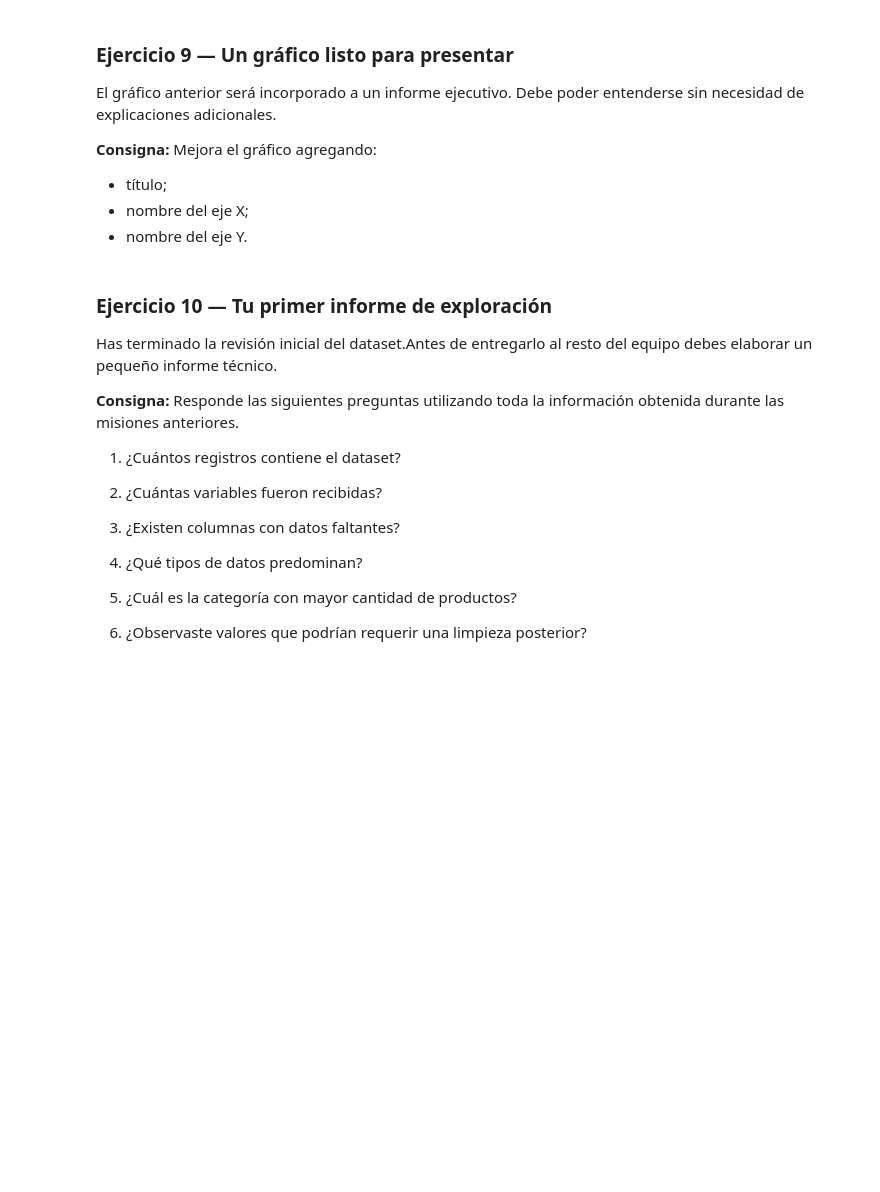
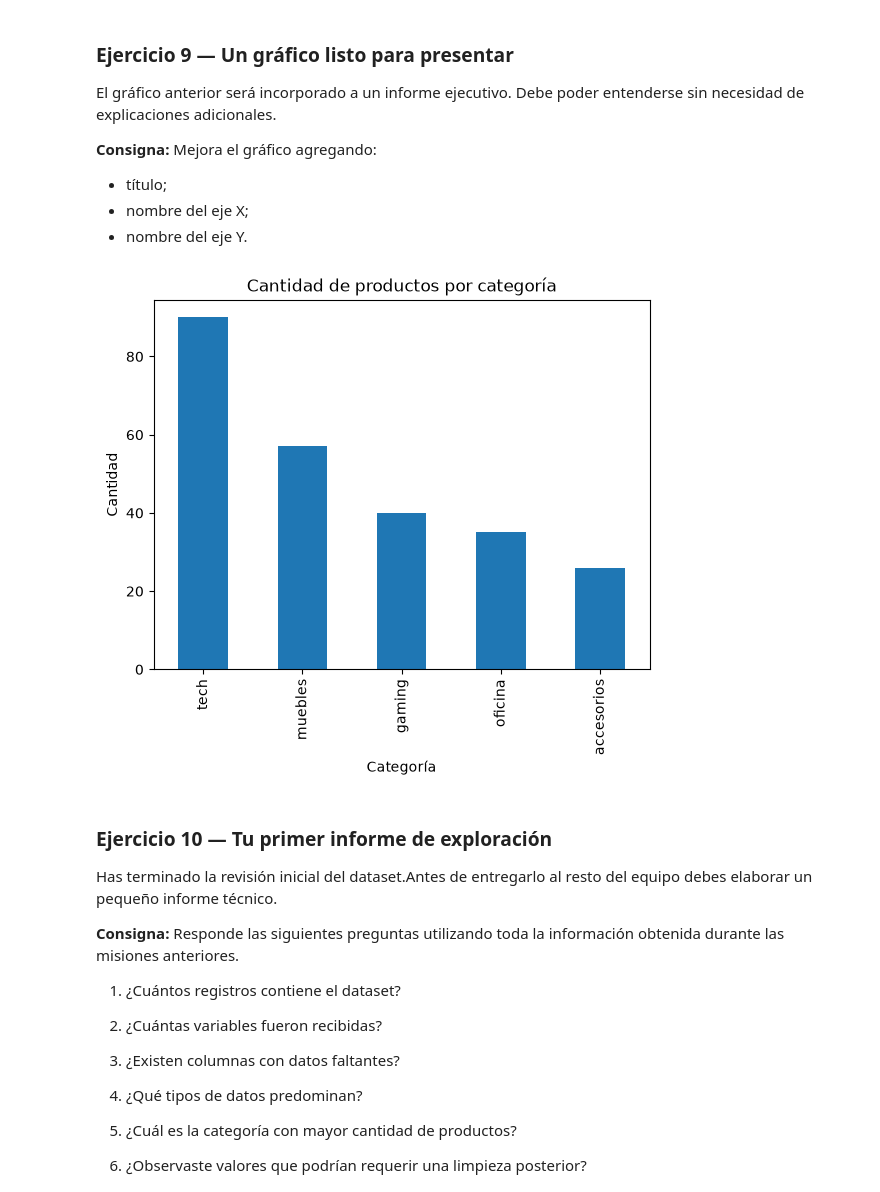
Before and after one commit to rosinni/data-analysis-course, a Jupyter notebook: modulo-2-extraccion/clase-08/practica/notebook.ipynb, the cells around one changed output. Cells and saved outputs as stored; diff of their text form; code cells hidden in the pictures; blank space fills up the shorter version.

```diff
--- a/modulo-2-extraccion/clase-08/practica/notebook.ipynb
+++ b/modulo-2-extraccion/clase-08/practica/notebook.ipynb
@@ -198,13 +198,3 @@ Name: proportion, dtype: float64
 Mañana habrá una reunión con la dirección y nadie quiere leer una tabla con números.
 
 **Consigna:** Construye un gráfico de barras que permita visualizar rápidamente la cantidad de productos por categoría.
-# %%
-# tu codigo aquí
-import pandas as pd
-import matplotlib.pyplot as plt
-
-# The 'r' before the quotes is super important for Windows paths!
-df = pd.read_csv(r"C:\Users\Giovanni\Downloads\datos.csv")
-
-df["categoria"].value_counts().plot(kind="bar")
-plt.show()
@@ -273,3 +218,14 @@ El gráfico anterior será incorporado a un informe ejecutivo. Debe poder entend
+# %%
+# tu codigo aquí
+df["categoria"].value_counts().plot(kind="bar")
+
+plt.title("Cantidad de productos por categoría")
+plt.xlabel("Categoría")
+plt.ylabel("Cantidad")
+
+plt.show()
+# %% [output]
+[figure, added]
 # %% [markdown]
 ### Ejercicio 10 — Tu primer informe de exploración
 
```
Also changed, not shown: parts of 7 cells of this notebook, 1 other file.
